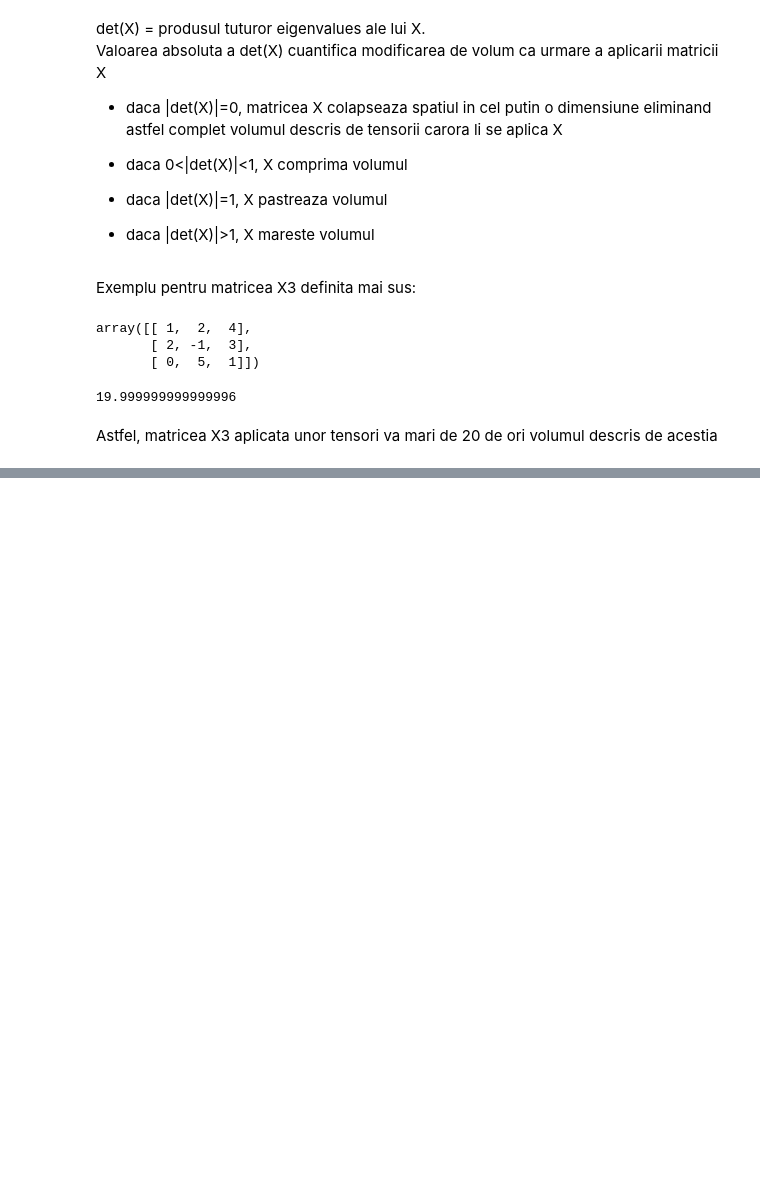
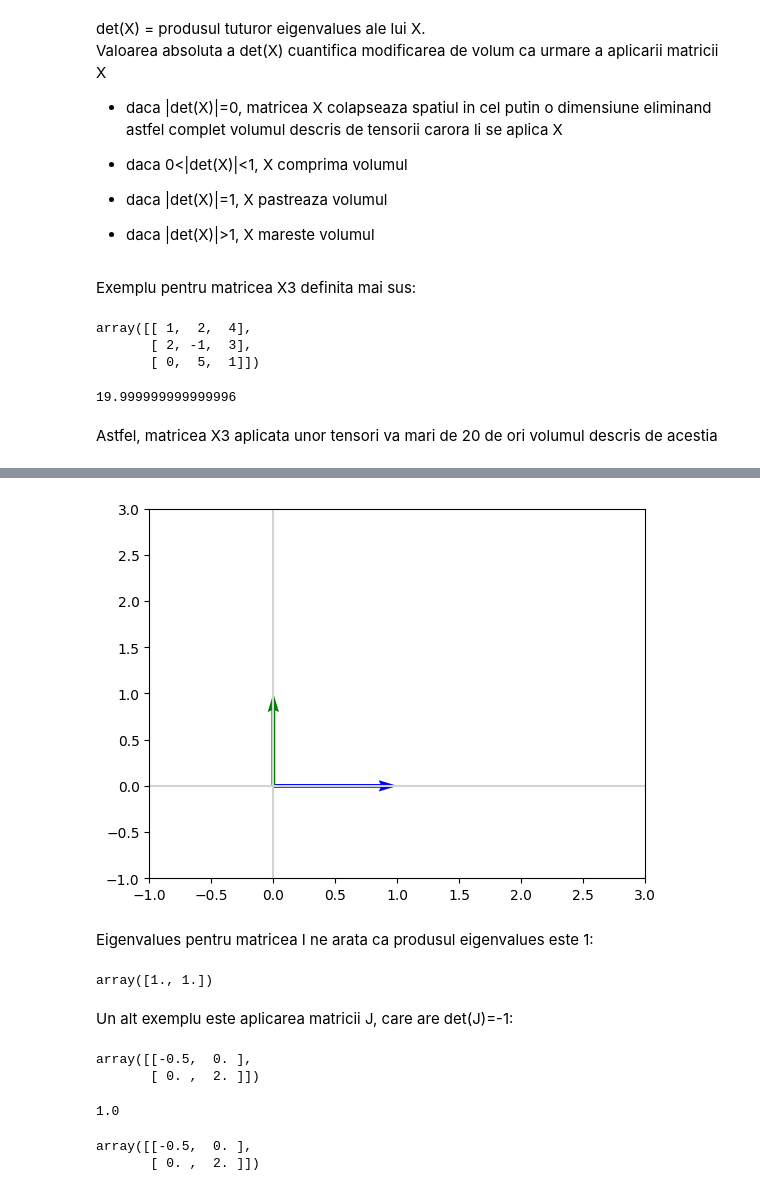
Before and after one commit to klauss1977/ML, a Jupyter notebook: determinants-exercises.ipynb, the cells around one changed output, grey strips where cells are left out. Saved outputs shown, nothing was run; the diff lists cells and outputs as text; code cells hidden in the pictures; blank space fills up the shorter version.

```diff
--- a/determinants-exercises.ipynb
+++ b/determinants-exercises.ipynb
@@ -115,0 +192,32 @@ NameError: ignored
+# %%
+plot_vectors([vectorfy(B,0), vectorfy(B,1), vectorfy(IB,0), vectorfy(IB,1)],
+             ['lightblue', 'lightgreen', 'blue', 'green'])
+plt.xlim(-1,3)
+_ = plt.ylim(-1,3)
+# %% [output]
+[figure, added]
+# %% [markdown]
+Eigenvalues pentru matricea I ne arata ca produsul eigenvalues este 1:
+# %%
+lambdas, V=np.linalg.eig(I)
+lambdas
+# %% [output]
+array([1., 1.])
+# %% [markdown]
+Un alt exemplu este aplicarea matricii J, care are det(J)=-1:
+# %%
+J=np.array([[-0.5,0],[0,2]])
+J
+# %% [output]
+array([[-0.5,  0. ],
+       [ 0. ,  2. ]])
+# %%
+np.abs(np.linalg.det(J))
+# %% [output]
+1.0
+# %%
+JB=np.dot(J,B)
+JB
+# %% [output]
+array([[-0.5,  0. ],
+       [ 0. ,  2. ]])
```
Also changed, not shown: parts of 34 cells of this notebook.
